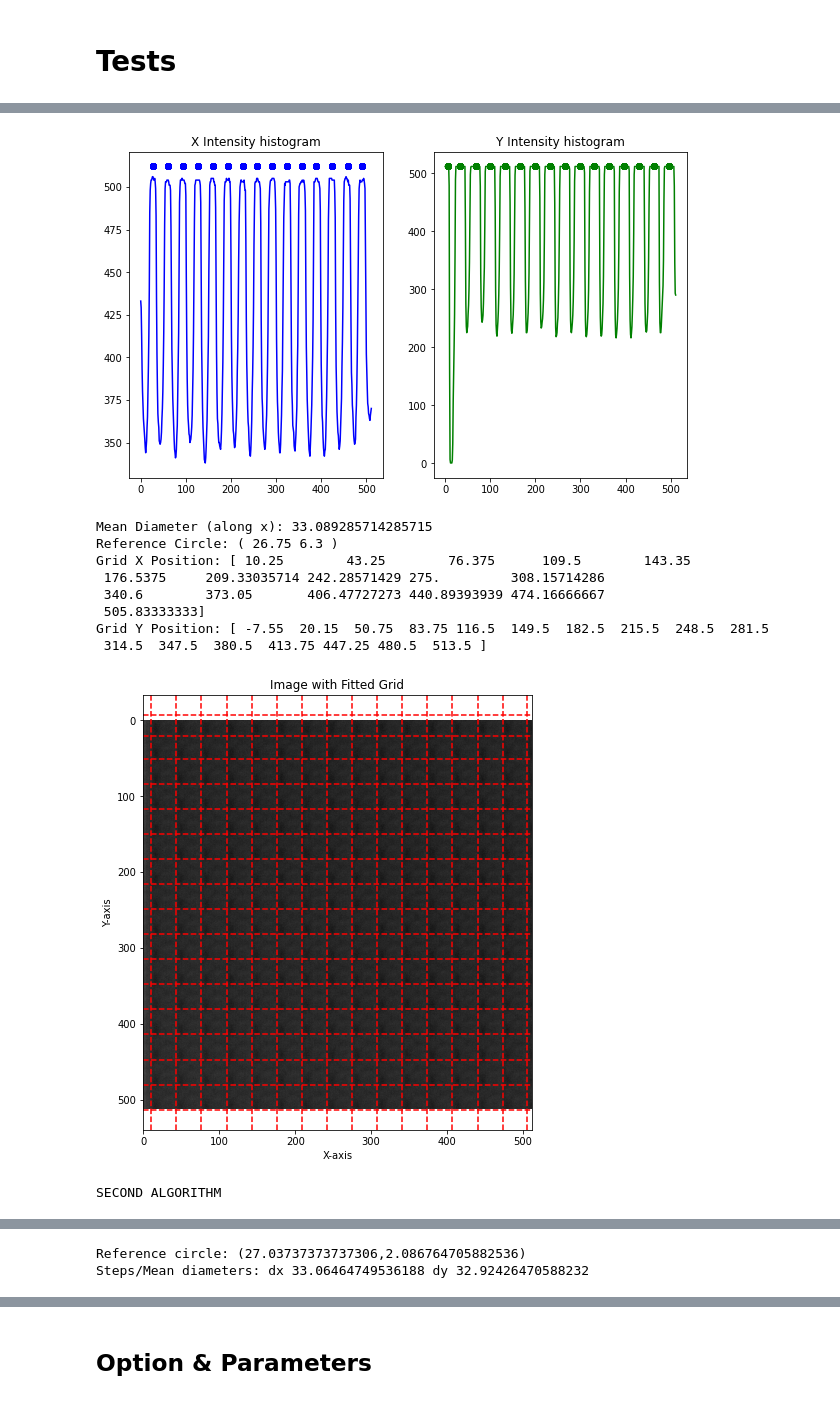
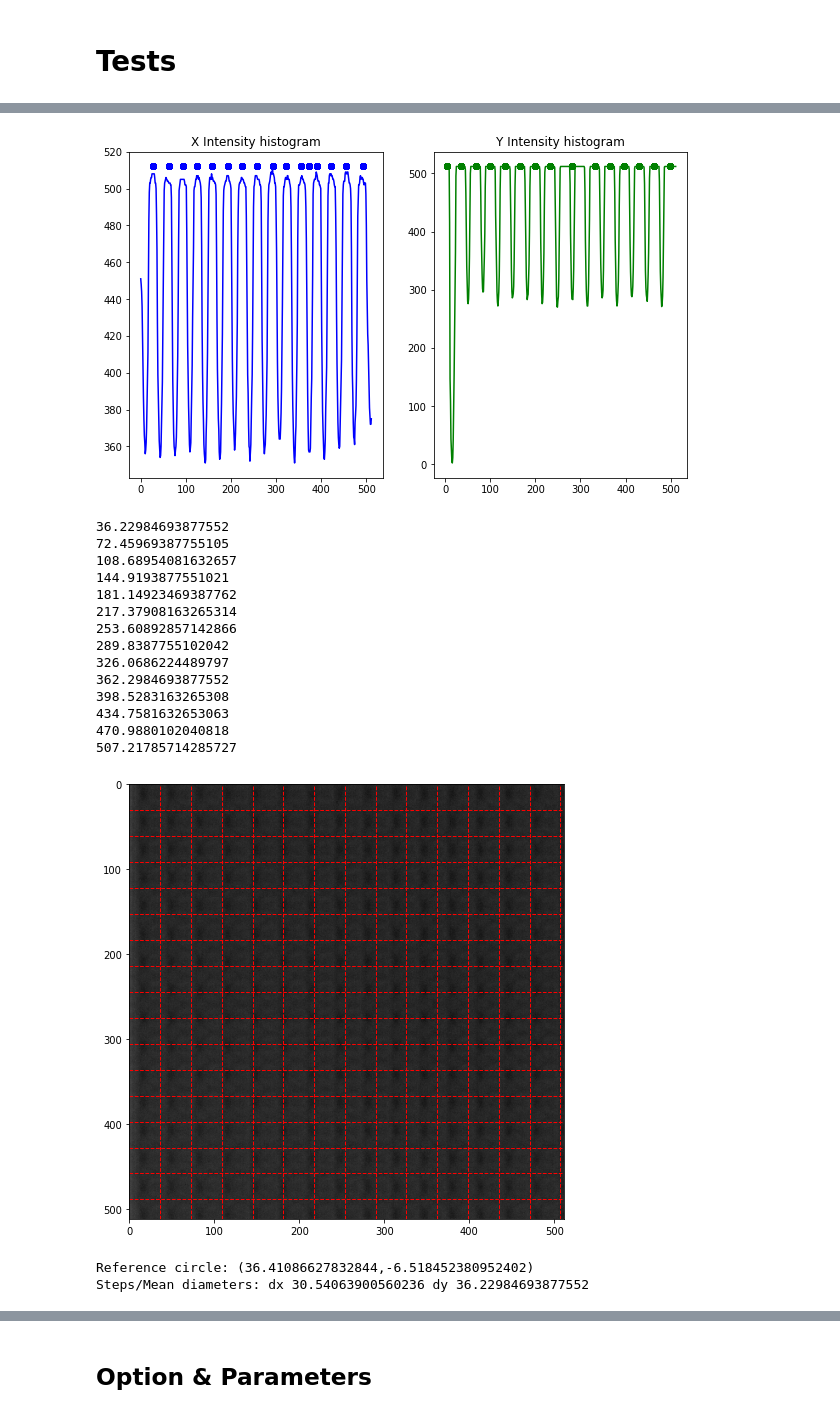
Before and after one commit to FrBrenno/lisa_project, a Jupyter notebook: lisa_project/calibration/algorithm_tests/Rapport 11.02 - Algorithme de Calibration.ipynb, the cells around one changed output, grey strips where cells are left out. Saved outputs shown, nothing was run; the diff lists cells and outputs as text; code cells hidden in the pictures.

```diff
--- a/lisa_project/calibration/algorithm_tests/Rapport 11.02 - Algorithme de Calibration.ipynb
+++ b/lisa_project/calibration/algorithm_tests/Rapport 11.02 - Algorithme de Calibration.ipynb
@@ -291,7 +294,7 @@ $$
 
 Numpy can make the decomposition and python the matrix multiplication. Then, let's dive into the algorithm:
 # %%
-def calibrate_svd(image, gauss_kernel=(15, 15), block_size=31, c=3, cluster_distance=3):
+def calibrate_svd(image, gauss_kernel=(15, 15), block_size=31, c=3, cluster_distance=10):
     # Threshold image
     thresh = generate_threshold_img(image, gauss_kernel, block_size, c)
 
@@ -398,7 +423,7 @@ test_2 = ~cv2.imread("../img/not_good/nice_mla_cercles.png")
 ## Detecting the peaks in the original is difficult because there is too many local maximums.
 ## The inverted has more obvious maximums.
 print("FIRST ALGORITHM")
-calibrate_grid(test_2, cluster_distance=10)
+#calibrate_grid(test_2, cluster_distance=10)
 print("SECOND ALGORITHM")
 calibrate_svd(test_2, cluster_distance=10)
 # %% [output]
@@ -406,11 +432,18 @@ FIRST ALGORITHM
-[figure, old version]
+[figure, new version]
-Mean Diameter (along x): 33.089285714285715
-Reference Circle: ( 26.75 6.3 )
-Grid X Position: [ 10.25        43.25        76.375      109.5        143.35
- 176.5375     209.33035714 242.28571429 275.         308.15714286
- 340.6        373.05       406.47727273 440.89393939 474.16666667
- 505.83333333]
-Grid Y Position: [ -7.55  20.15  50.75  83.75 116.5  149.5  182.5  215.5  248.5  281.5
- 314.5  347.5  380.5  413.75 447.25 480.5  513.5 ]
+36.22984693877552
+72.45969387755105
+108.68954081632657
+144.9193877551021
+181.14923469387762
+217.37908163265314
+253.60892857142866
+289.8387755102042
+326.0686224489797
+362.2984693877552
+398.5283163265308
+434.7581632653063
+470.9880102040818
+507.21785714285727
-[figure, old version]
+[figure, new version]
-SECOND ALGORITHM
+Reference circle: (36.41086627832844,-6.518452380952402)
+Steps/Mean diameters: dx 30.54063900560236 dy 36.22984693877552
@@ -419,5 +450,3 @@ SECOND ALGORITHM
-Reference circle: (27.03737373737306,2.086764705882536)
-Steps/Mean diameters: dx 33.06464749536188 dy 32.92426470588232
 # %%
 test_3 = cv2.imread("../img/not_good/low_aperture.png")
 print("FIRST ALGORITHM")
```
Also changed, not shown: parts of 5 cells of this notebook, 10 other files.
